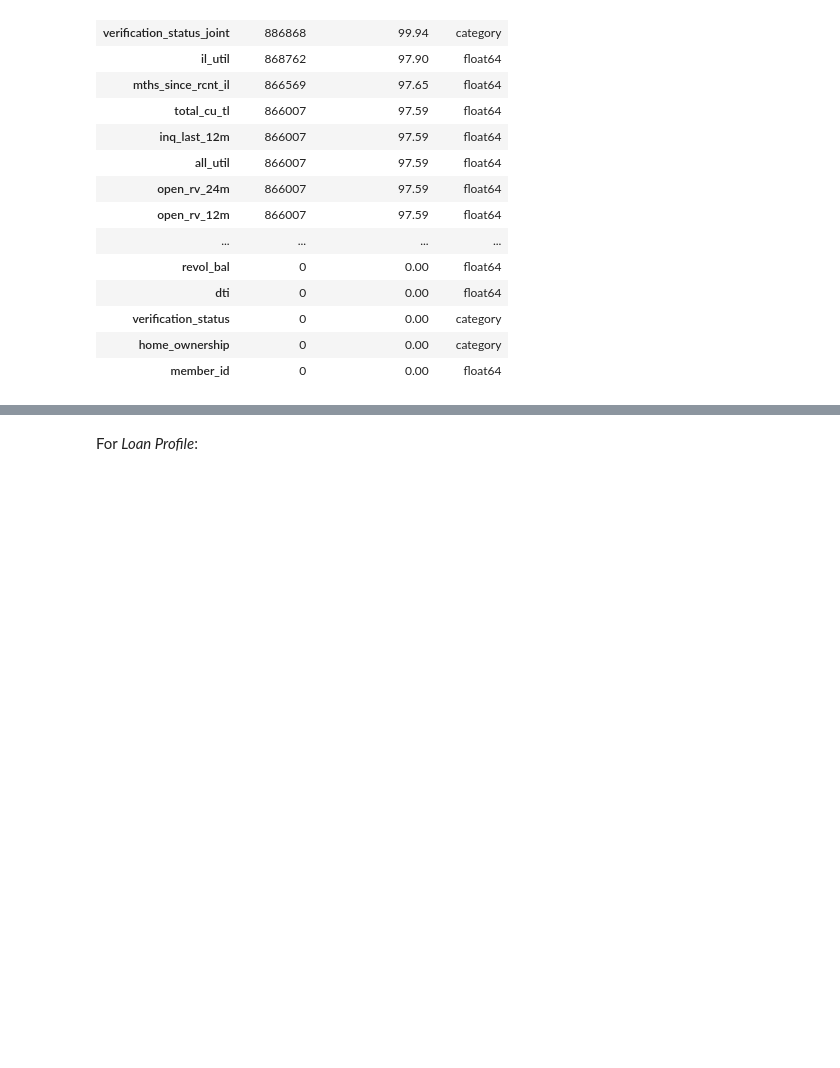
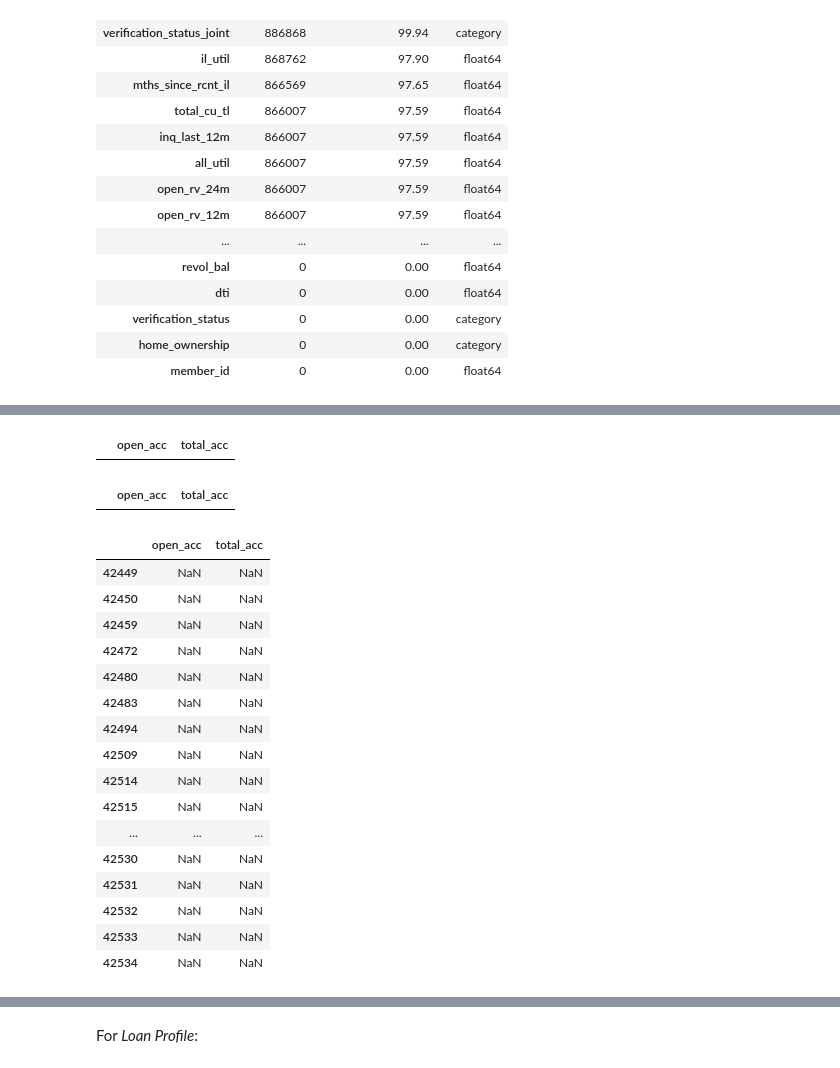
Before and after one commit to nbarizki/creditdefaultml, a Jupyter notebook: 2_Data_exploration.ipynb, the cells around one changed output, grey strips where cells are left out. Drawn from its saved outputs; the diff is of its cells as text; code cells hidden in the pictures; blank space fills up the shorter version.

```diff
--- a/2_Data_exploration.ipynb
+++ b/2_Data_exploration.ipynb
@@ -118,0 +479,37 @@ data_exploration.show_nans_or_zeroes('nans', applicant_features).sort_values('Na
+# %%
+acc_condition_1_2 = \
+    (loan_df.open_acc.isna() | loan_df.total_acc.isna())\
+    & ((loan_df.open_acc == 0) | (loan_df.total_acc == 0))
+acc_condition_3_4 = \
+    (loan_df.open_acc.isna() | loan_df.total_acc.isna())\
+    & ((loan_df.open_acc > 0) | (loan_df.total_acc > 0))
+acc_condition_5 = \
+    loan_df.open_acc.isna() & loan_df.total_acc.isna()
+
+loan_df.loc[acc_condition_1_2, ['open_acc', 'total_acc']]
+# %% [output]
+|  | open_acc | total_acc |
+# %%
+loan_df.loc[acc_condition_3_4, ['open_acc', 'total_acc']]
+# %% [output]
+|  | open_acc | total_acc |
+# %%
+loan_df.loc[acc_condition_5, ['open_acc', 'total_acc']].head(5) # length = 29
+# %% [output]
+|  | open_acc | total_acc |
+| 42449 | NaN | NaN |
+| 42450 | NaN | NaN |
+| 42459 | NaN | NaN |
+| 42472 | NaN | NaN |
+| 42480 | NaN | NaN |
+| 42483 | NaN | NaN |
+| 42494 | NaN | NaN |
+| 42509 | NaN | NaN |
+| 42514 | NaN | NaN |
+| 42515 | NaN | NaN |
+| ... | ... | ... |
+| 42530 | NaN | NaN |
+| 42531 | NaN | NaN |
+| 42532 | NaN | NaN |
+| 42533 | NaN | NaN |
+| 42534 | NaN | NaN |
```
Also changed, not shown: parts of 25 cells of this notebook, 1 other file.
